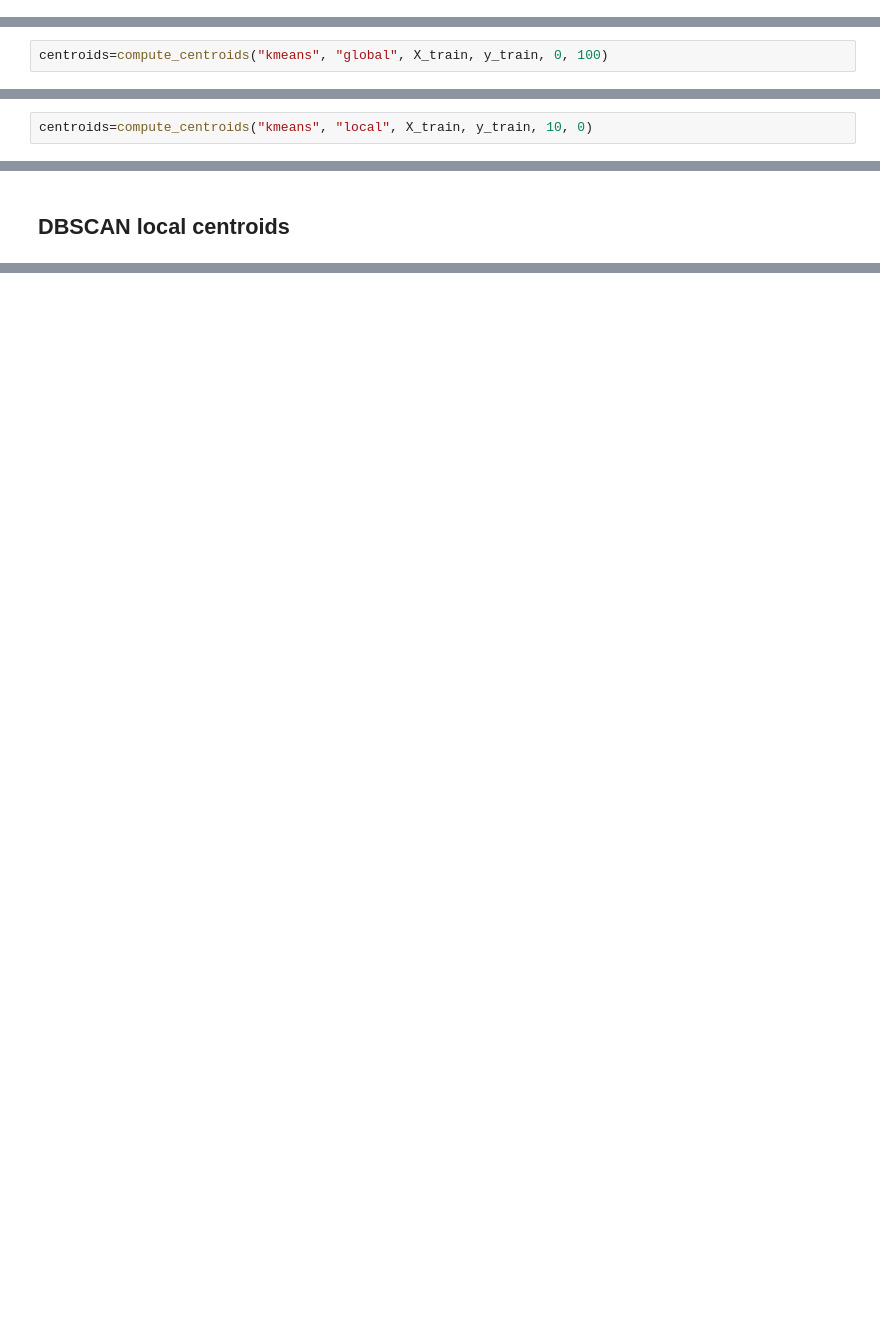
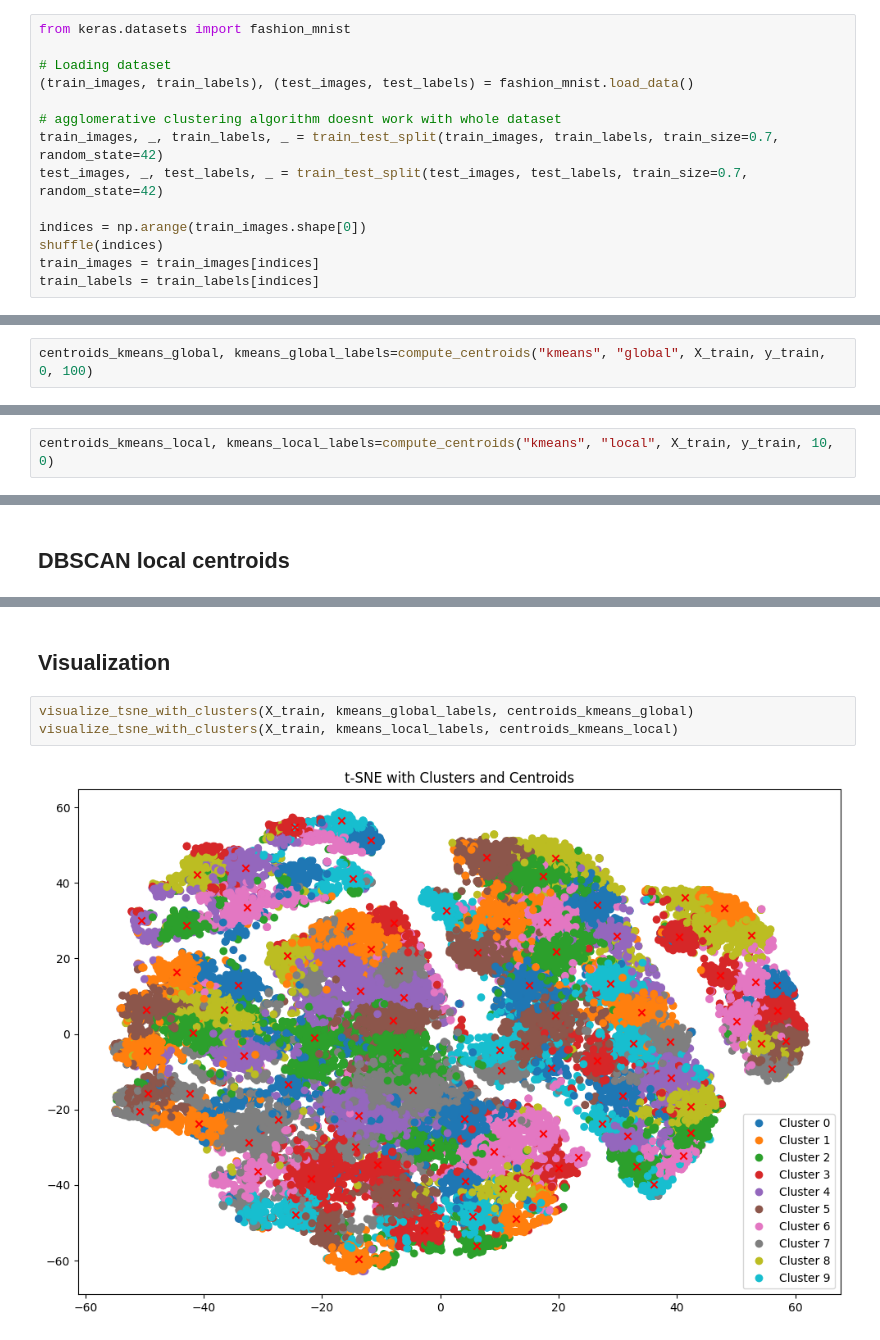
Before and after one commit to blogusz/Centroid-based-supervised-visualization, a Jupyter notebook: main.ipynb, the cells around one changed output, grey strips where cells are left out. Cells and saved outputs as stored; diff of their text form; blank space fills up the shorter version.

Commit message:
add algorithms + visualization

```diff
--- a/main.ipynb
+++ b/main.ipynb
@@ -26,3 +26,17 @@ from keras.datasets import fashion_mnist
+# %%
+from keras.datasets import fashion_mnist
+
+# Loading dataset
+(train_images, train_labels), (test_images, test_labels) = fashion_mnist.load_data()
+
+# agglomerative clustering algorithm doesnt work with whole dataset
+train_images, _, train_labels, _ = train_test_split(train_images, train_labels, train_size=0.7, random_state=42)
+test_images, _, test_labels, _ = train_test_split(test_images, test_labels, train_size=0.7, random_state=42)
+
+indices = np.arange(train_images.shape[0])
+shuffle(indices)
+train_images = train_images[indices]
+train_labels = train_labels[indices]
 # %%
 print(train_images.shape)
 print(test_images.shape)
@@ -52,5 +66,5 @@ print(set(y_test))
 # %% [markdown]
 ## Kmeans global centroids
 # %%
-centroids=compute_centroids("kmeans", "global", X_train, y_train, 0, 100)
+centroids_kmeans_global, kmeans_global_labels=compute_centroids("kmeans", "global", X_train, y_train, 0, 100)
 # %%
@@ -78,5 +92,5 @@ print(centroids.shape)
 # %% [markdown]
 ## Kmeans local centroids
 # %%
-centroids=compute_centroids("kmeans", "local", X_train, y_train, 10, 0)
+centroids_kmeans_local, kmeans_local_labels=compute_centroids("kmeans", "local", X_train, y_train, 10, 0)
 # %%
@@ -161,0 +251,7 @@ print(centroids.shape)
+# %% [markdown]
+## Visualization
+# %%
+visualize_tsne_with_clusters(X_train, kmeans_global_labels, centroids_kmeans_global)
+visualize_tsne_with_clusters(X_train, kmeans_local_labels, centroids_kmeans_local)
+# %% [output]
+[figure, added]
```
Also changed, not shown: parts of 30 cells of this notebook, 2 other files.
